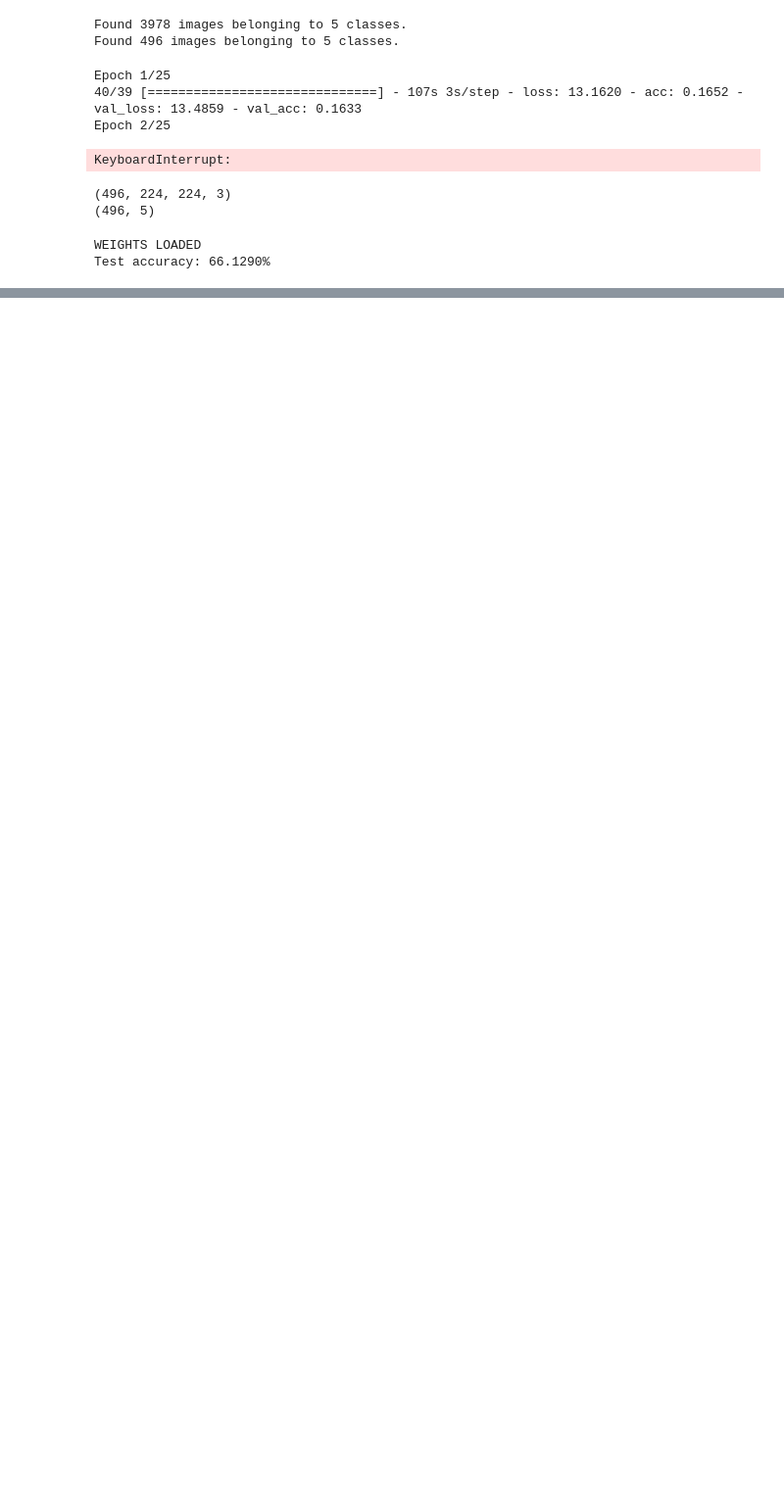
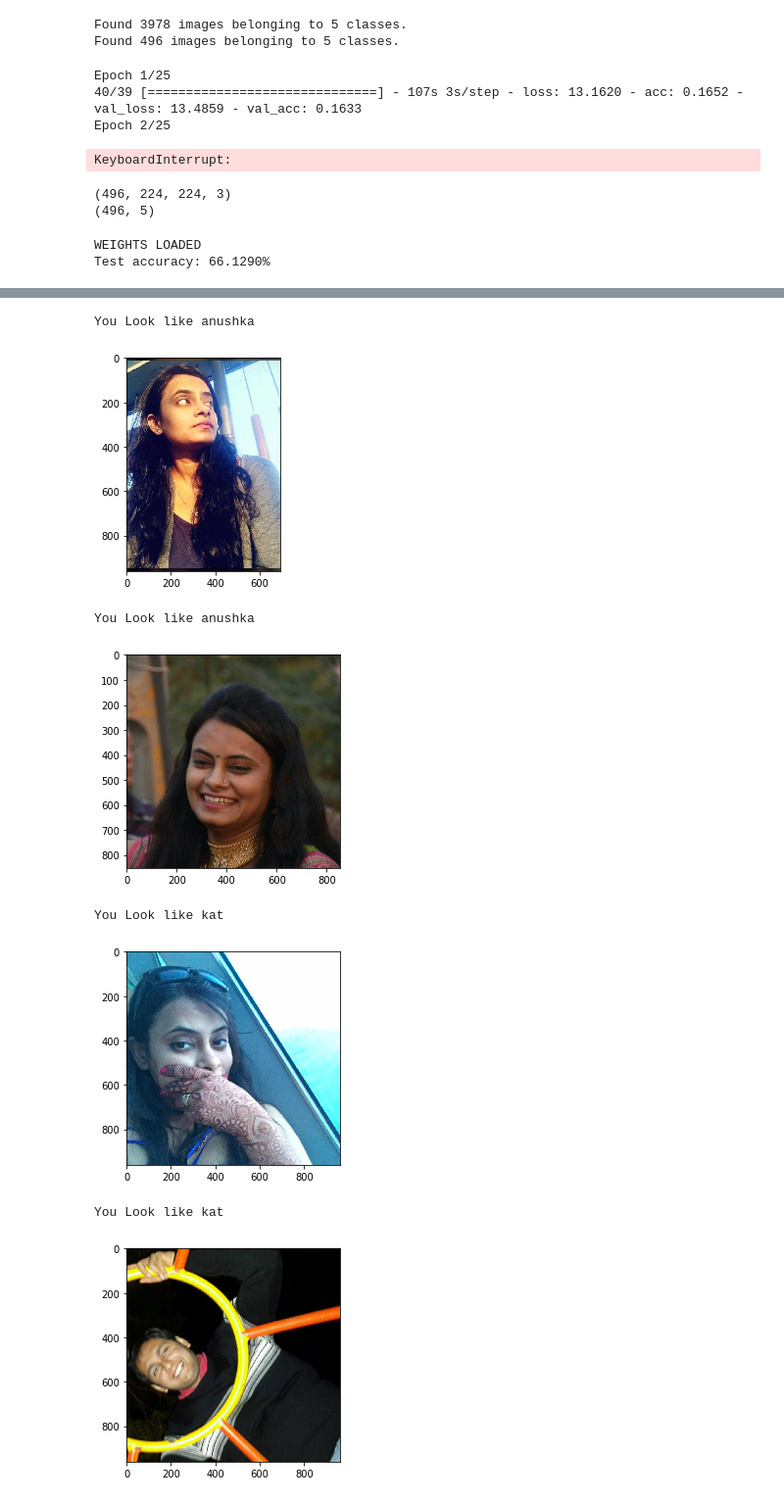
Before and after one commit to AI-IshanBhatt/Celebrity-Face-Matcher, a Jupyter notebook: Face_Matcher.ipynb, the cells around one changed output, grey strips where cells are left out. Shown at 98% size. Drawn from its saved outputs; the diff is of its cells as text; code cells hidden in the pictures; blank space fills up the shorter version.

Commit message:
Added real user faces

```diff
--- a/Face_Matcher.ipynb
+++ b/Face_Matcher.ipynb
@@ -545,0 +548,14 @@ You Look like priyanka
+# %%
+import os
+test_dir = '/home/ishanbhatt/Test_Images'
+test_real_images = [os.path.join(test_dir,image) for image in os.listdir(test_dir)]
+actress_getter(test_real_images)
+# %% [output]
+You Look like anushka
+[figure, added]
+You Look like anushka
+[figure, added]
+You Look like kat
+[figure, added]
+You Look like kat
+[figure, added]
```
Also changed, not shown: parts of 6 cells of this notebook.
